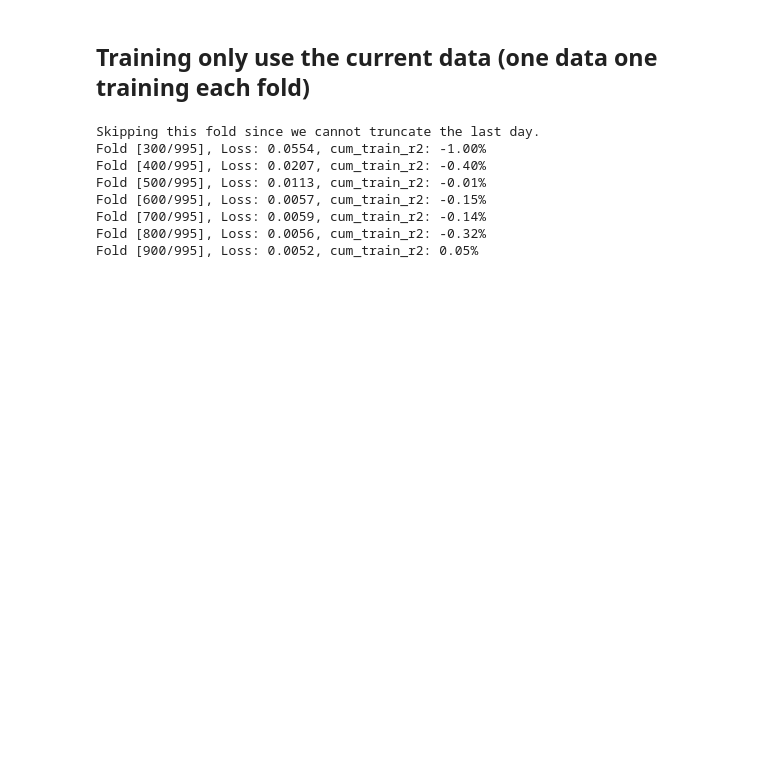
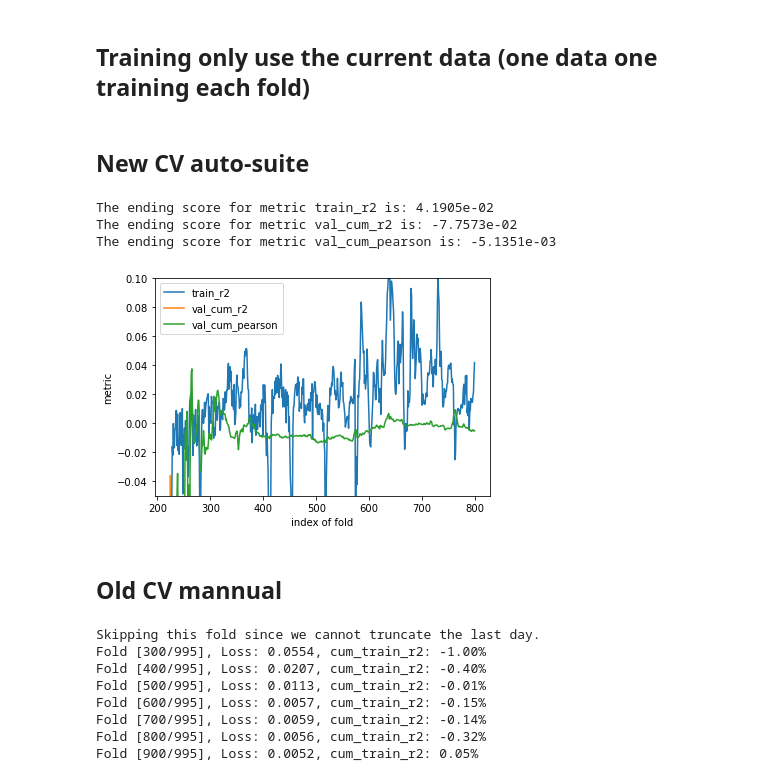
Before and after one commit to owen8877/qids-2023-comp, a Jupyter notebook: playground/shockspeare/NN_LSTM.ipynb, the cells around one changed output. Saved outputs shown, nothing was run; the diff lists cells and outputs as text; code cells hidden in the pictures; blank space fills up the shorter version.

```diff
--- a/playground/shockspeare/NN_LSTM.ipynb
+++ b/playground/shockspeare/NN_LSTM.ipynb
@@ -102,3 +121,17 @@ quantile_feature = ['turnoverRatio_QUANTILE', 'transactionAmount_QUANTILE', 'pb_
                             'pe_ttm_QUANTILE', 'pe_QUANTILE', 'pcf_QUANTILE', 'return_known']
 # %% [markdown]
 ## Training only use the current data (one data one training each fold)
+# %%
+# Hyperparameter
+n_splits = 995
+n_epoch = 3
+learning_rate = 0.005
+lookback_window = 16
+# Define loss
+# criterion = nn.CrossEntropyLoss()
+criterion = nn.MSELoss()
+# Define feature
+original_feature = ['turnoverRatio', 'transactionAmount', 'pb', 'ps', 'pe_ttm', 'pe', 'pcf', 'return_known']
+feature_columns = original_feature
+return_column = ['return']
+num_features = len(feature_columns)
@@ -105,3 +215,30 @@ quantile_feature = ['turnoverRatio_QUANTILE', 'transactionAmount_QUANTILE', 'pb_
+# %% [markdown]
+## New CV auto-suite
+# %%
+from pipeline.backtest import cross_validation
+
+feature = ['turnoverRatio', 'transactionAmount', 'pb', 'ps', 'pe_ttm', 'pe', 'pcf']
+train_lookback = 16
+eval_lookback = 8
+prerpocess = MinMaxScaler()
+
+model = NN_wrapper(preprocess=prerpocess, lr=5e-3, n_epoch=4, train_lookback=train_lookback, per_eval_lookback=eval_lookback, hidden_size=64,
+                   n_feature=len(feature), n_asset=54)
+idx = pd.IndexSlice
+performance, cum_y_df = cross_validation(model, feature, df.loc[idx[200:, :], :], train_lookback=train_lookback, per_eval_lookback=eval_lookback)
+# %%
+# lr=5e-4, cyclicLR, nepoch=8, trainlook=16, evallook=8, hidden=512
+plt.figure(0)
+# plot_performance(performance, metrics_selected=['train_r2', 'test_cum_r2', 'test_cum_pearson'])
+plot_performance(performance, metrics_selected=['train_r2', 'val_cum_pearson','val_cum_r2'])
+plt.show()
+# %% [output]
+The ending score for metric train_r2 is: 4.1905e-02
+The ending score for metric val_cum_r2 is: -7.7573e-02
+The ending score for metric val_cum_pearson is: -5.1351e-03
+[figure, added]
+# %% [markdown]
+## Old CV mannual
 # %%
 # Hyperparameter
 n_splits = 995
```
Also changed, not shown: parts of 15 cells of this notebook, 8 other files.
